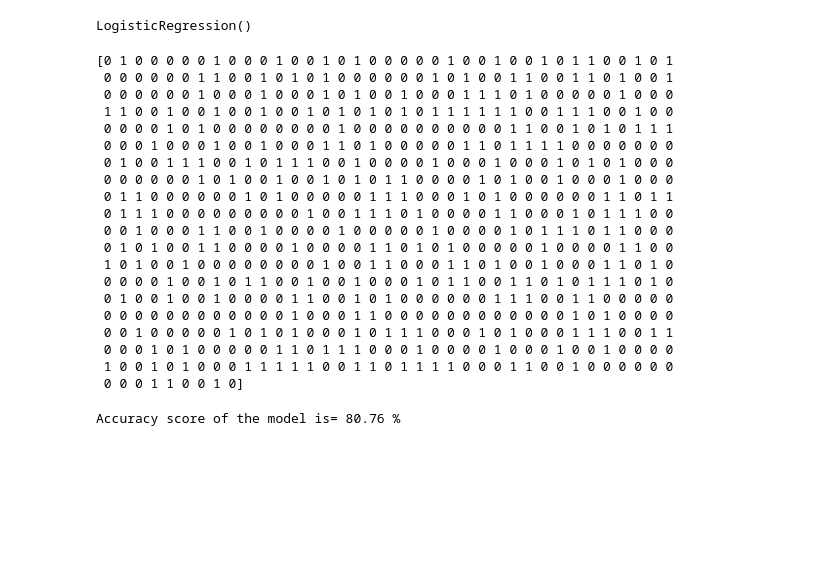
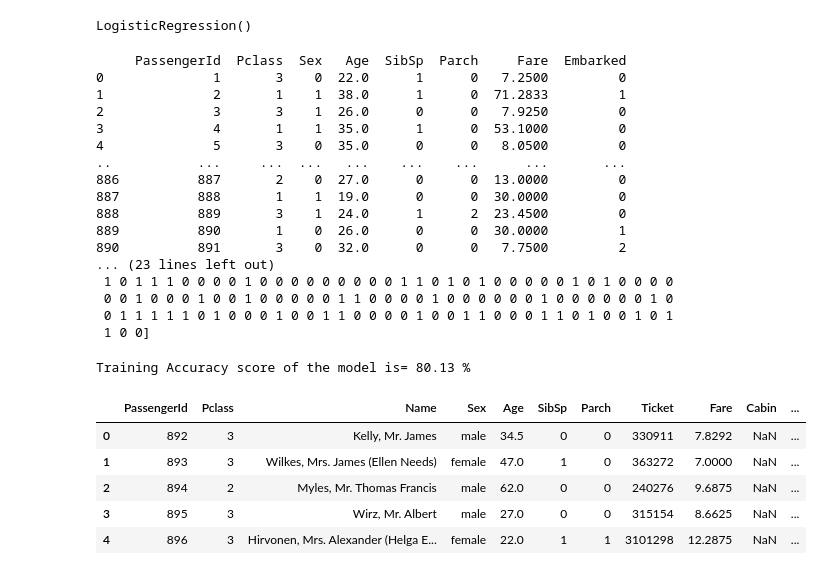
Before and after one commit to Nasirullahbaig1/Titanic_Data_pridiction_of-_survivals, a Jupyter notebook: main.ipynb, the cells around one changed output. Saved outputs shown, nothing was run; the diff lists cells and outputs as text; code cells hidden in the pictures; blank space fills up the shorter version.

```diff
--- a/main.ipynb
+++ b/main.ipynb
@@ -261,28 +275,37 @@ x_prediction = model.predict(X_train)
 # %%
+print(x)
 print(x_prediction)
 # %% [output]
-[0 1 0 0 0 0 0 1 0 0 0 1 0 0 1 0 1 0 0 0 0 0 1 0 0 1 0 0 1 0 1 1 0 0 1 0 1
- 0 0 0 0 0 0 1 1 0 0 1 0 1 0 1 0 0 0 0 0 0 1 0 1 0 0 1 1 0 0 1 1 0 1 0 0 1
- 0 0 0 0 0 0 1 0 0 0 1 0 0 0 1 0 1 0 0 1 0 0 0 1 1 1 0 1 0 0 0 0 0 1 0 0 0
- 1 1 0 0 1 0 0 1 0 0 1 0 0 1 0 1 0 1 0 1 0 1 1 1 1 1 1 0 0 1 1 1 0 0 1 0 0
- 0 0 0 0 1 0 1 0 0 0 0 0 0 0 0 1 0 0 0 0 0 0 0 0 0 0 1 1 0 0 1 0 1 0 1 1 1
- 0 0 0 1 0 0 0 1 0 0 1 0 0 0 1 1 0 1 0 0 0 0 0 1 1 0 1 1 1 1 0 0 0 0 0 0 0
- 0 1 0 0 1 1 1 0 0 1 0 1 1 1 0 0 1 0 0 0 0 1 0 0 0 1 0 0 0 1 0 1 0 1 0 0 0
- 0 0 0 0 0 0 1 0 1 0 0 1 0 0 1 0 1 0 1 1 0 0 0 0 1 0 1 0 0 1 0 0 0 1 0 0 0
- 0 1 1 0 0 0 0 0 0 1 0 1 0 0 0 0 0 1 1 1 0 0 0 1 0 1 0 0 0 0 0 0 1 1 0 1 1
- 0 1 1 1 0 0 0 0 0 0 0 0 0 1 0 0 1 1 1 0 1 0 0 0 0 1 1 0 0 0 1 0 1 1 1 0 0
- 0 0 1 0 0 0 1 1 0 0 1 0 0 0 0 1 0 0 0 0 0 1 0 0 0 0 1 0 1 1 1 0 1 1 0 0 0
- 0 1 0 1 0 0 1 1 0 0 0 0 1 0 0 0 0 1 1 0 1 0 1 0 0 0 0 0 1 0 0 0 0 1 1 0 0
- 1 0 1 0 0 1 0 0 0 0 0 0 0 0 1 0 0 1 1 0 0 0 1 1 0 1 0 0 1 0 0 0 1 1 0 1 0
- 0 0 0 0 1 0 0 1 0 1 1 0 0 1 0 0 1 0 0 0 1 0 1 1 0 0 1 1 0 1 0 1 1 1 0 1 0
- 0 1 0 0 1 0 0 1 0 0 0 0 1 1 0 0 1 0 1 0 0 0 0 0 0 1 1 1 0 0 1 1 0 0 0 0 0
- 0 0 0 0 0 0 0 0 0 0 0 0 1 0 0 0 1 1 0 0 0 0 0 0 0 0 0 0 0 0 1 0 1 0 0 0 0
- 0 0 1 0 0 0 0 0 1 0 1 0 1 0 0 0 1 0 1 1 1 0 0 0 1 0 1 0 0 0 1 1 1 0 0 1 1
- 0 0 0 1 0 1 0 0 0 0 0 1 1 0 1 1 1 0 0 0 1 0 0 0 0 1 0 0 0 1 0 0 1 0 0 0 0
- 1 0 0 1 0 1 0 0 0 1 1 1 1 1 0 0 1 1 0 1 1 1 1 0 0 0 1 1 0 0 1 0 0 0 0 0 0
- 0 0 0 1 1 0 0 1 0]
+     PassengerId  Pclass  Sex   Age  SibSp  Parch     Fare  Embarked
+0              1       3    0  22.0      1      0   7.2500         0
+1              2       1    1  38.0      1      0  71.2833         1
+2              3       3    1  26.0      0      0   7.9250         0
+3              4       1    1  35.0      1      0  53.1000         0
+4              5       3    0  35.0      0      0   8.0500         0
+..           ...     ...  ...   ...    ...    ...      ...       ...
+886          887       2    0  27.0      0      0  13.0000         0
+887          888       1    1  19.0      0      0  30.0000         0
+888          889       3    1  24.0      1      2  23.4500         0
+889          890       1    0  26.0      0      0  30.0000         1
+890          891       3    0  32.0      0      0   7.7500         2
+... (23 lines left out)
+ 1 0 1 1 1 0 0 0 0 1 0 0 0 0 0 0 0 0 0 1 1 0 1 0 1 0 0 0 0 0 1 0 1 0 0 0 0
+ 0 0 1 0 0 0 1 0 0 1 0 0 0 0 0 1 1 0 0 0 0 1 0 0 0 0 0 0 1 0 0 0 0 0 0 1 0
+ 0 1 1 1 1 1 0 1 0 0 0 1 0 0 1 1 0 0 0 0 1 0 0 1 1 0 0 0 1 1 0 1 0 0 1 0 1
+ 1 0 0]
 # %%
-traning_data_accuracy= accuracy_score(Y_train, x_prediction)
+traning_data_accuracy= accuracy_score(y, x_prediction)
 print(f"Training Accuracy score of the model is= {round(traning_data_accuracy*100, 2)} %")
 # %% [output]
-Accuracy score of the model is= 80.76 %
+Training Accuracy score of the model is= 80.13 %
+# %%
+test_data= pd.read_csv("test.csv")
+# %%
+test_data.head()
+# %% [output]
+|  | PassengerId | Pclass | Name | Sex | Age | SibSp | Parch | Ticket | Fare | Cabin | ... |
+| 0 | 892 | 3 | Kelly, Mr. James | male | 34.5 | 0 | 0 | 330911 | 7.8292 | NaN | ... |
+| 1 | 893 | 3 | Wilkes, Mrs. James (Ellen Needs) | female | 47.0 | 1 | 0 | 363272 | 7.0000 | NaN | ... |
+| 2 | 894 | 2 | Myles, Mr. Thomas Francis | male | 62.0 | 0 | 0 | 240276 | 9.6875 | NaN | ... |
+| 3 | 895 | 3 | Wirz, Mr. Albert | male | 27.0 | 0 | 0 | 315154 | 8.6625 | NaN | ... |
+| 4 | 896 | 3 | Hirvonen, Mrs. Alexander (Helga E... | female | 22.0 | 1 | 1 | 3101298 | 12.2875 | NaN | ... |
```
Also changed, not shown: parts of 27 cells of this notebook, 5 other files.
